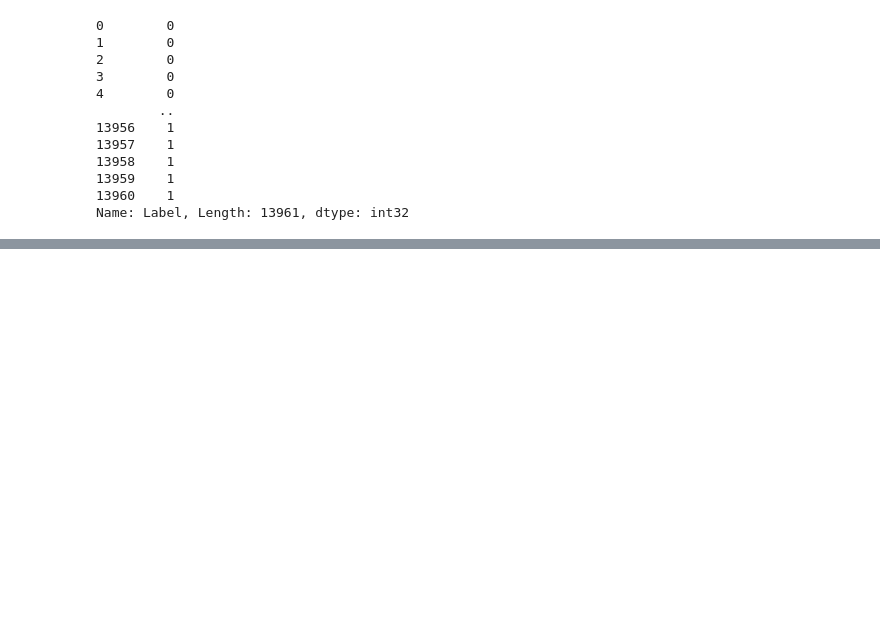
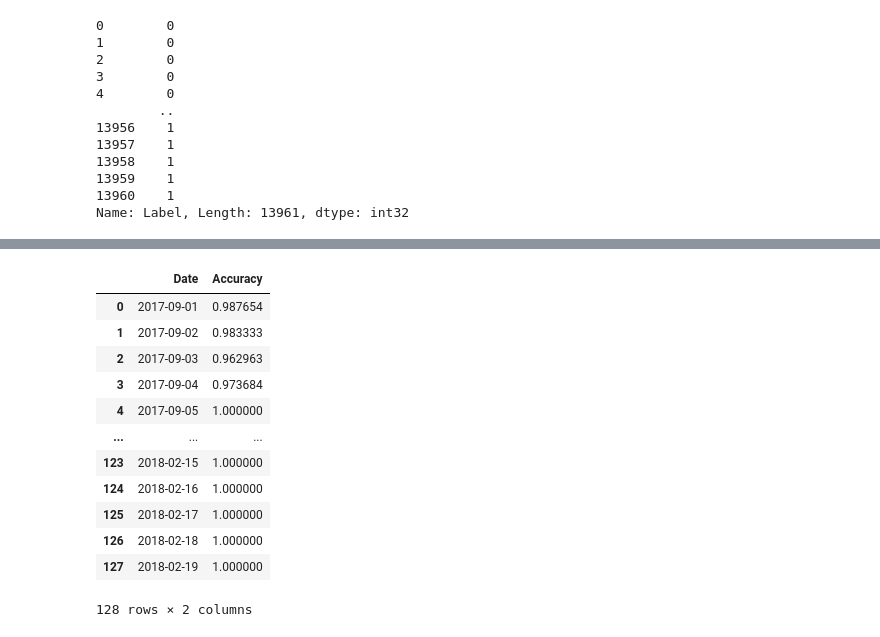
Before and after one commit to SDLoyd/FakeNews, a Jupyter notebook: code/fakenews.ipynb, the cells around one changed output, grey strips where cells are left out. Cells and saved outputs as stored; diff of their text form; code cells hidden in the pictures; blank space fills up the shorter version.

```diff
--- a/code/fakenews.ipynb
+++ b/code/fakenews.ipynb
@@ -438,0 +461,16 @@ val.groupby('date').count()
+# %%
+acc_df
+# %% [output]
+|  | Date | Accuracy |
+| 0 | 2017-09-01 | 0.987654 |
+| 1 | 2017-09-02 | 0.983333 |
+| 2 | 2017-09-03 | 0.962963 |
+| 3 | 2017-09-04 | 0.973684 |
+| 4 | 2017-09-05 | 1.000000 |
+| ... | ... | ... |
+| 123 | 2018-02-15 | 1.000000 |
+| 124 | 2018-02-16 | 1.000000 |
+| 125 | 2018-02-17 | 1.000000 |
+| 126 | 2018-02-18 | 1.000000 |
+| 127 | 2018-02-19 | 1.000000 |
+128 rows × 2 columns
```
Also changed, not shown: parts of 21 cells of this notebook, 1 other file.
